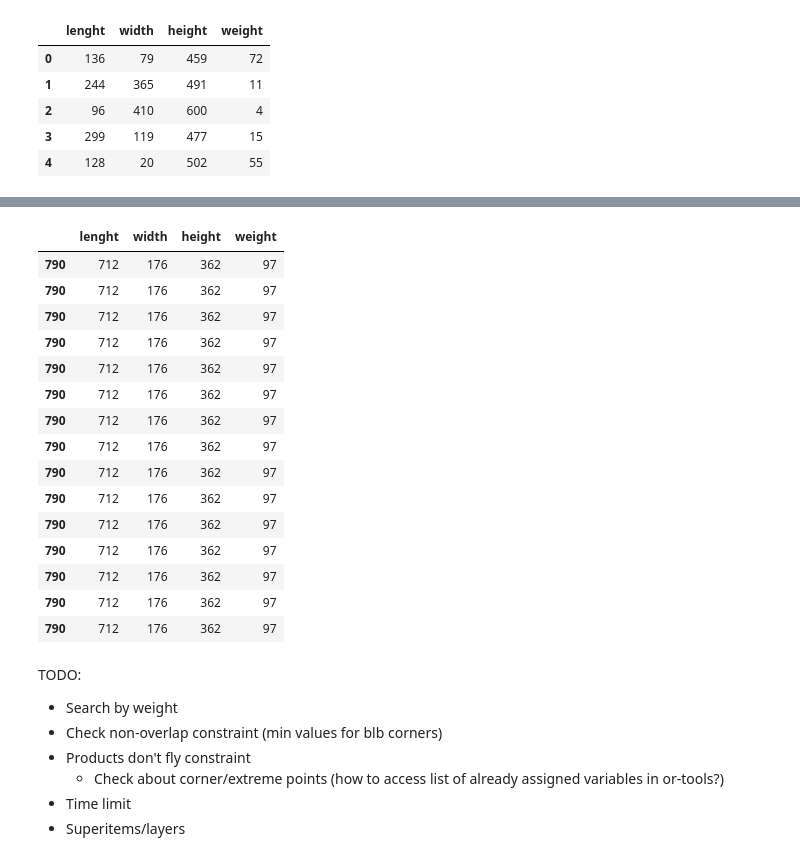
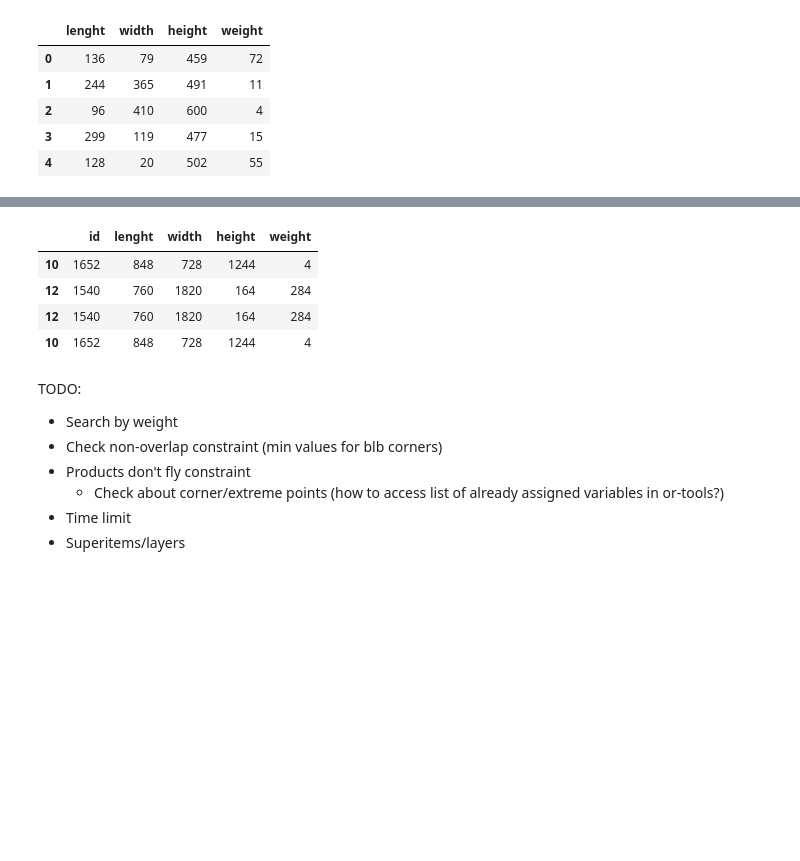
Before and after one commit to Wadaboa/3d-bpp, a Jupyter notebook: bpp.ipynb, the cells around one changed output, grey strips where cells are left out. Cells and saved outputs as stored; diff of their text form; code cells hidden in the pictures; blank space fills up the shorter version.

```diff
--- a/bpp.ipynb
+++ b/bpp.ipynb
@@ -99,23 +99,12 @@ order.head()
 # %%
-order = pd.DataFrame([products.iloc[790]] * ordered_products)
+order = pd.concat([order.sample(2), order.sample(2)])
 order
 # %% [output]
-|  | lenght | width | height | weight |
-| 790 | 712 | 176 | 362 | 97 |
-| 790 | 712 | 176 | 362 | 97 |
-| 790 | 712 | 176 | 362 | 97 |
-| 790 | 712 | 176 | 362 | 97 |
-| 790 | 712 | 176 | 362 | 97 |
-| 790 | 712 | 176 | 362 | 97 |
-| 790 | 712 | 176 | 362 | 97 |
-| 790 | 712 | 176 | 362 | 97 |
-| 790 | 712 | 176 | 362 | 97 |
-| 790 | 712 | 176 | 362 | 97 |
-| 790 | 712 | 176 | 362 | 97 |
-| 790 | 712 | 176 | 362 | 97 |
-| 790 | 712 | 176 | 362 | 97 |
-| 790 | 712 | 176 | 362 | 97 |
-| 790 | 712 | 176 | 362 | 97 |
+|  | id | lenght | width | height | weight |
+| 10 | 1652 | 848 | 728 | 1244 | 4 |
+| 12 | 1540 | 760 | 1820 | 164 | 284 |
+| 12 | 1540 | 760 | 1820 | 164 | 284 |
+| 10 | 1652 | 848 | 728 | 1244 | 4 |
 # %%
 def from_blb_to_vertices(x, y, z, l, w, h):
     blb = [x, y, z]
```
Also changed, not shown: parts of 14 cells of this notebook.
